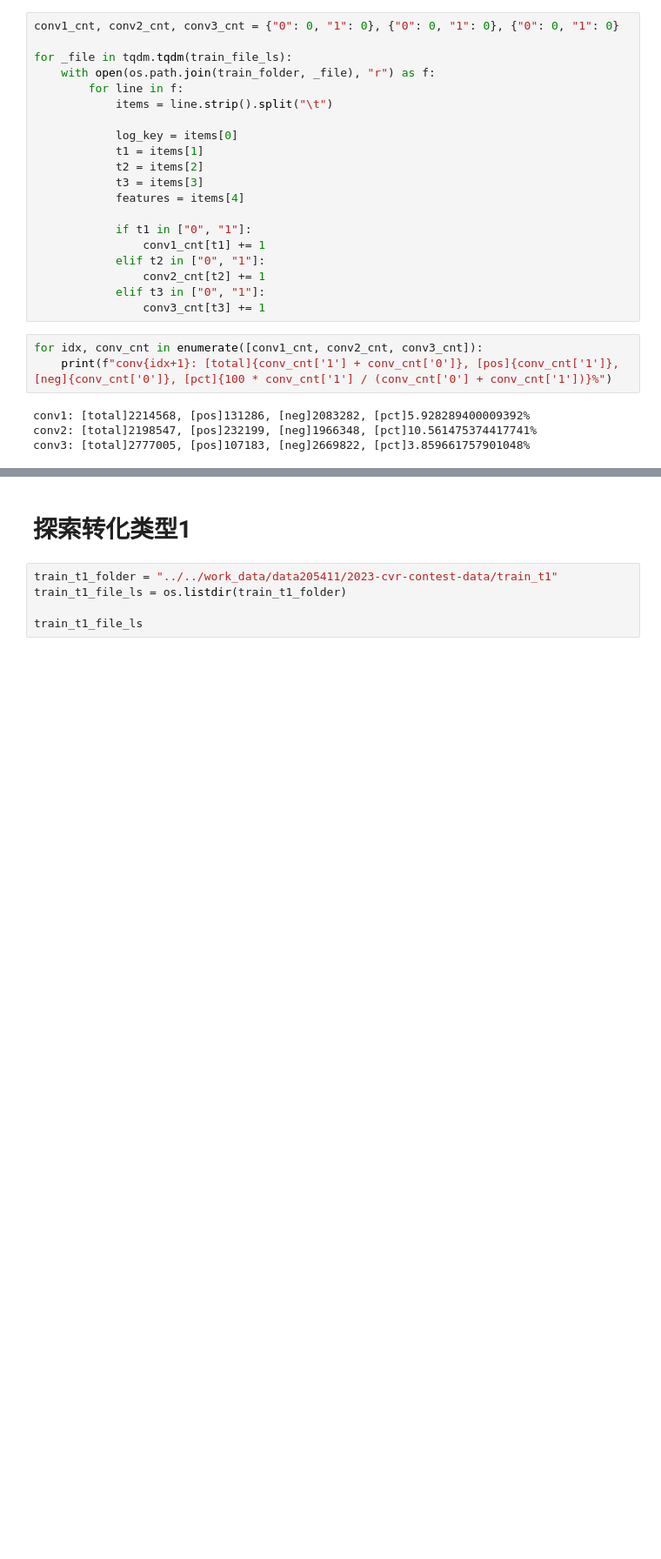
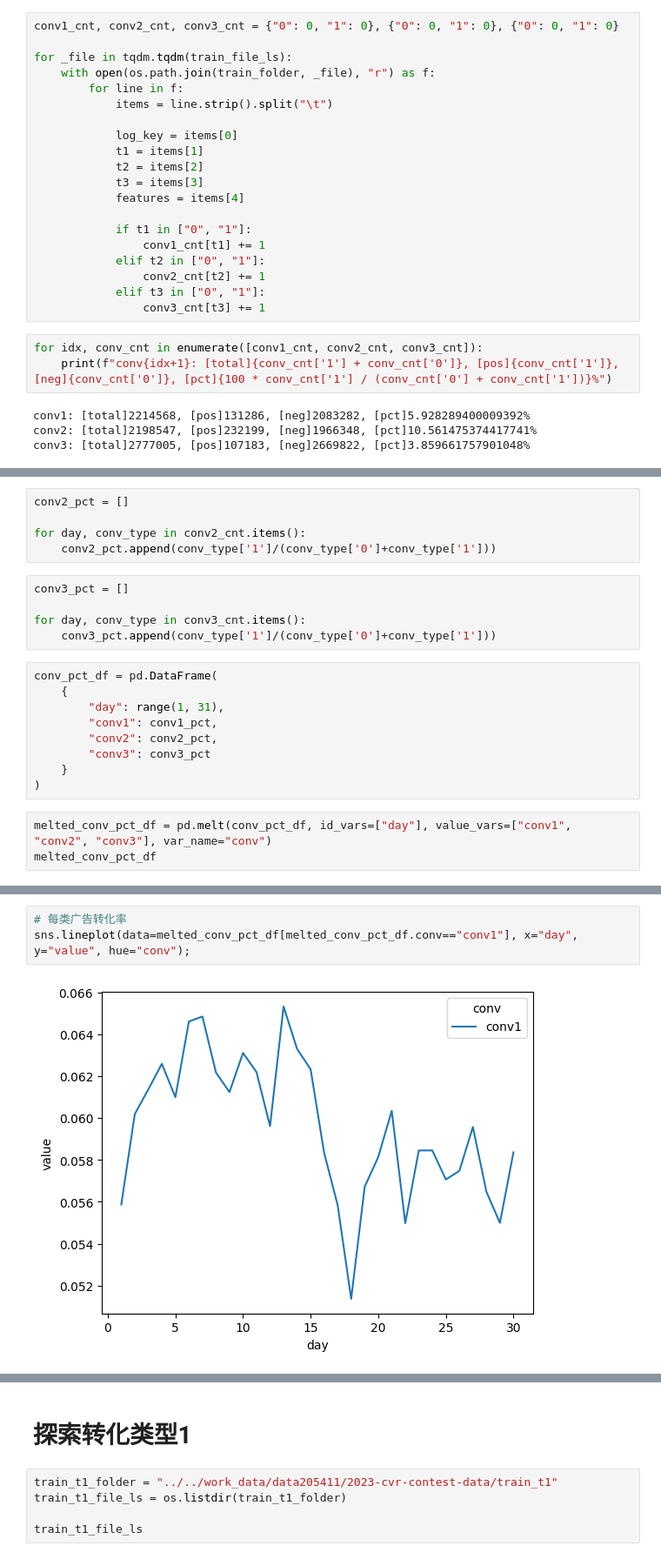
Before and after one commit to makwingchi/conversion-rate-prediction, a Jupyter notebook: PaddleDynamic/jupyter/feature_eng.ipynb, the cells around one changed output, grey strips where cells are left out. Shown: that part at 87% size. Drawn from its saved outputs; the diff is of its cells as text; blank space fills up the shorter version.

```diff
--- a/PaddleDynamic/jupyter/feature_eng.ipynb
+++ b/PaddleDynamic/jupyter/feature_eng.ipynb
@@ -758,0 +878,22 @@ conv3: [total]2777005, [pos]107183, [neg]2669822, [pct]3.859661757901048%
+# %%
+conv2_pct = []
+
+for day, conv_type in conv2_cnt.items():
+    conv2_pct.append(conv_type['1']/(conv_type['0']+conv_type['1']))
+# %%
+conv3_pct = []
+
+for day, conv_type in conv3_cnt.items():
+    conv3_pct.append(conv_type['1']/(conv_type['0']+conv_type['1']))
+# %%
+conv_pct_df = pd.DataFrame(
+    {
+        "day": range(1, 31),
+        "conv1": conv1_pct,
+        "conv2": conv2_pct,
+        "conv3": conv3_pct
+    }
+)
+# %%
+melted_conv_pct_df = pd.melt(conv_pct_df, id_vars=["day"], value_vars=["conv1", "conv2", "conv3"], var_name="conv")
+melted_conv_pct_df
@@ -758,0 +914,5 @@ conv3: [total]2777005, [pos]107183, [neg]2669822, [pct]3.859661757901048%
+# %%
+# 每类广告转化率
+sns.lineplot(data=melted_conv_pct_df[melted_conv_pct_df.conv=="conv1"], x="day", y="value", hue="conv");
+# %% [output]
+[figure, added]
```
Also changed, not shown: parts of 31 cells of this notebook, 1 other file.
